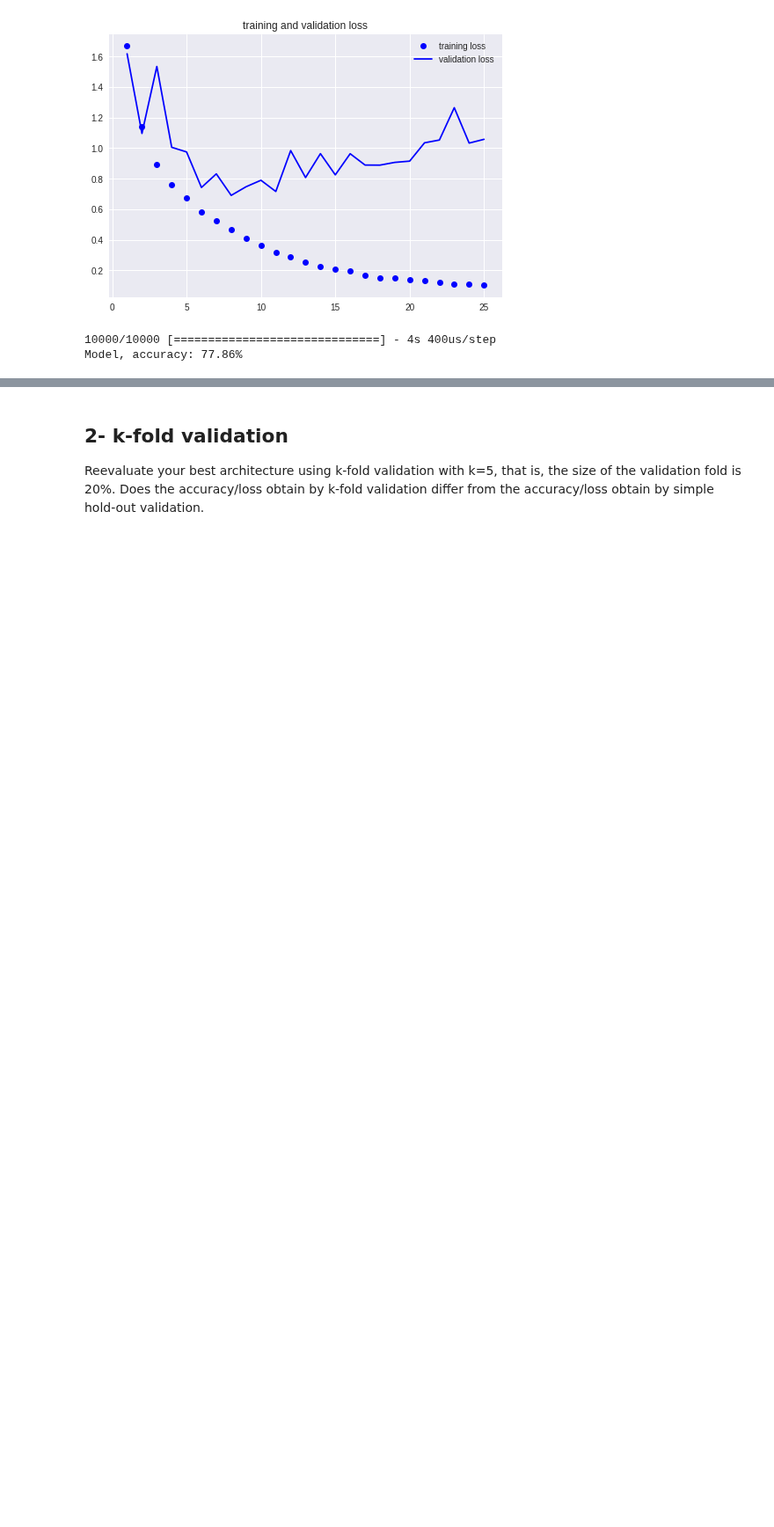
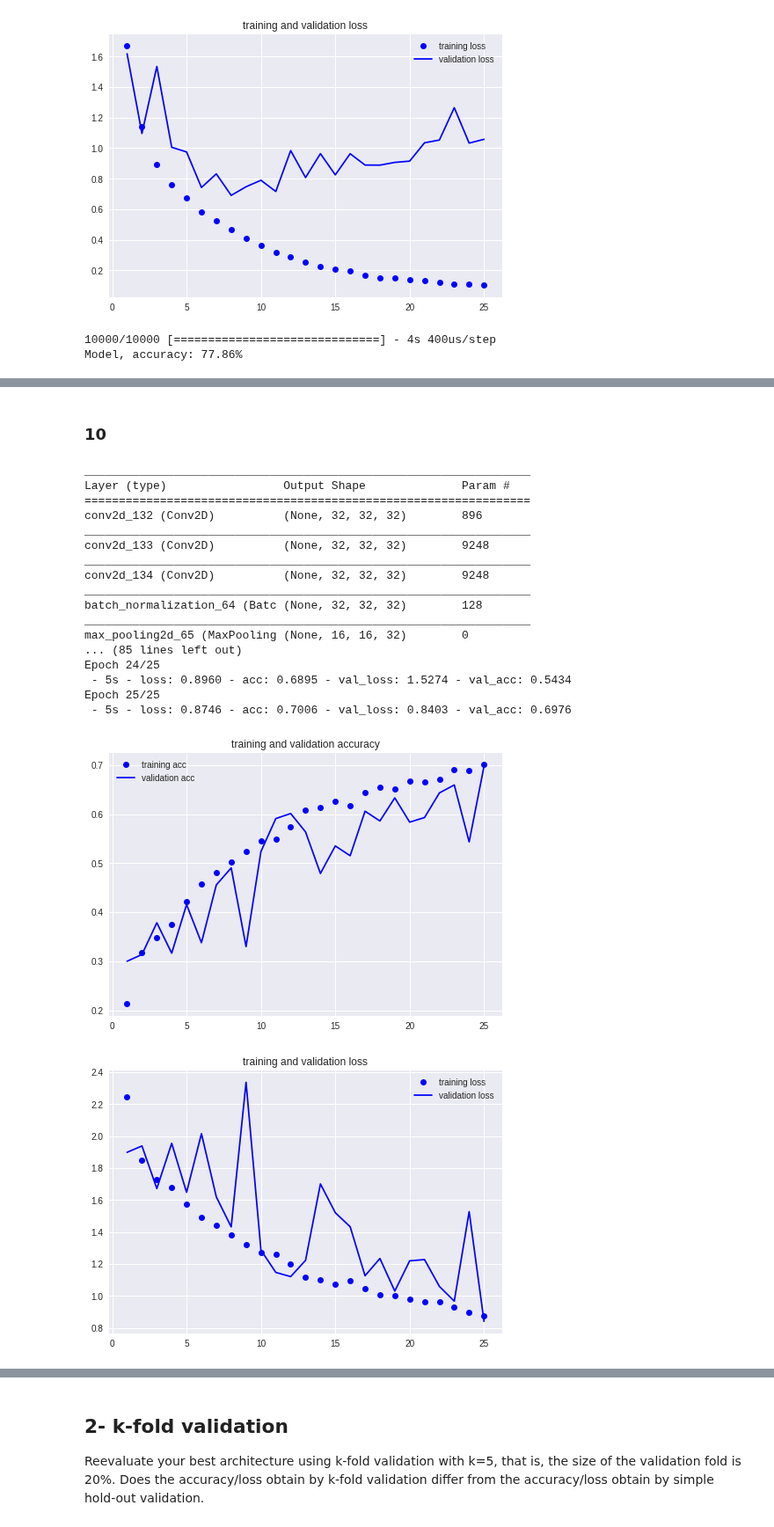
Before and after one commit to rvalienter90/UCF, a Jupyter notebook: CAP-5610_MACHINE LEARNING/HW2/HW2.ipynb, the cells around one changed output, grey strips where cells are left out. Shown at 88% size. Saved outputs shown, nothing was run; the diff lists cells and outputs as text; code cells hidden in the pictures; blank space fills up the shorter version.

```diff
--- a/CAP-5610_MACHINE LEARNING/HW2/HW2.ipynb
+++ b/CAP-5610_MACHINE LEARNING/HW2/HW2.ipynb
@@ -34,21 +34,26 @@ Reevaluate your best architecture using k-fold validation with k=5, that is, the
 # %% [markdown]
 ## Loading the image data CIFAR10 data set and functions
 # %%
-from keras.datasets import cifar10
-from keras import layers, models,optimizers,regularizers
-from keras.utils import np_utils
-from keras.models import load_model
-from keras.preprocessing.image import ImageDataGenerator
+import tensorflow as tf
+from  tensorflow.keras.datasets import cifar10
+from tensorflow.keras import layers, models,optimizers,regularizers
+from tensorflow.keras.preprocessing.image import ImageDataGenerator
+from tensorflow.keras.models import load_model
+#from keras.datasets import cifar10
+#from keras import layers, models,optimizers,regularizers
+#from keras.utils import np_utils
+#from keras.models import load_model
+#from keras.preprocessing.image import ImageDataGenerator
 
 from google.colab import files
 from tabulate import tabulate
 import numpy as np
 import matplotlib.pyplot as plt
-
+np.random.seed(1)
 
 (train_images, train_labels), (test_images, test_labels) = cifar10.load_data()
 test_images_norm = (test_images/255).astype('float32')
-test_labels_norm = np_utils.to_categorical(test_labels, 10)
+test_labels_norm = tf.keras.utils.to_categorical(test_labels, 10)
 # %%
 # models
 def M1():
@@ -1450,0 +1487,46 @@ Model, accuracy: 78.17%
+# %% [markdown]
+### 10
+# %%
+#M2_8
+# data generator. Add data augmentation
+datagen = ImageDataGenerator(
+    #rescale=1./255,
+    #rotation_range=10,
+    width_shift_range=0.1,
+    height_shift_range=0.1,
+    #shear_range=0.1,
+    #zoom_range=0.1,
+    horizontal_flip=True,
+    fill_mode='nearest'
+)
+
+if notrained:
+  model=M2_6()
+  (history,file_name)=model_compile_and_fitgenerator(model,train_images_norm,train_labels_norm,val_images_norm,val_labels_norm,'M2_8',datagen,batch_size,num_epoch)
+  #files.download(file_name)
+  historys.append(history)
+  model_plot(history)
+  model_load_evaluate(file_name,test_images_norm,test_labels_norm)
+else:
+  file_name='M2_8.h5'
+  model_download_evaluate(file_name,test_images_norm,test_labels_norm)
+# %% [output]
+_________________________________________________________________
+Layer (type)                 Output Shape              Param #
+=================================================================
+conv2d_132 (Conv2D)          (None, 32, 32, 32)        896
+_________________________________________________________________
+conv2d_133 (Conv2D)          (None, 32, 32, 32)        9248
+_________________________________________________________________
+conv2d_134 (Conv2D)          (None, 32, 32, 32)        9248
+_________________________________________________________________
+batch_normalization_64 (Batc (None, 32, 32, 32)        128
+_________________________________________________________________
+max_pooling2d_65 (MaxPooling (None, 16, 16, 32)        0
+... (85 lines left out)
+Epoch 24/25
+ - 5s - loss: 0.8960 - acc: 0.6895 - val_loss: 1.5274 - val_acc: 0.5434
+Epoch 25/25
+ - 5s - loss: 0.8746 - acc: 0.7006 - val_loss: 0.8403 - val_acc: 0.6976
+[figure, added]
+[figure, added]
```
Also changed, not shown: parts of 22 cells of this notebook.
